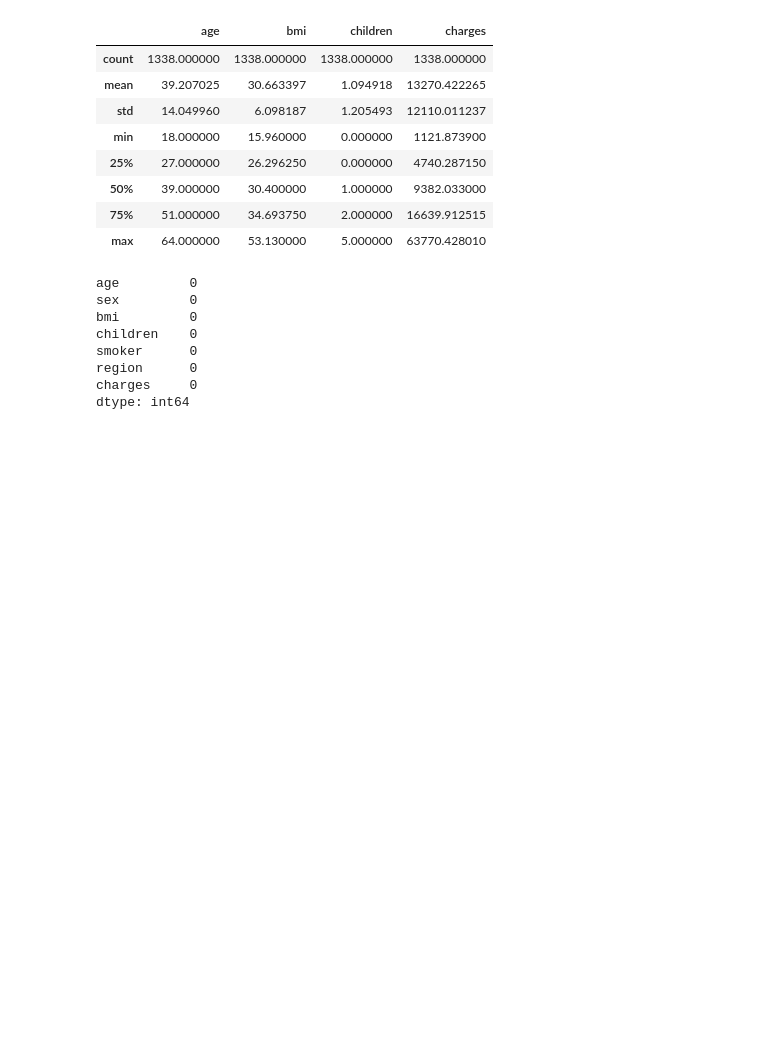
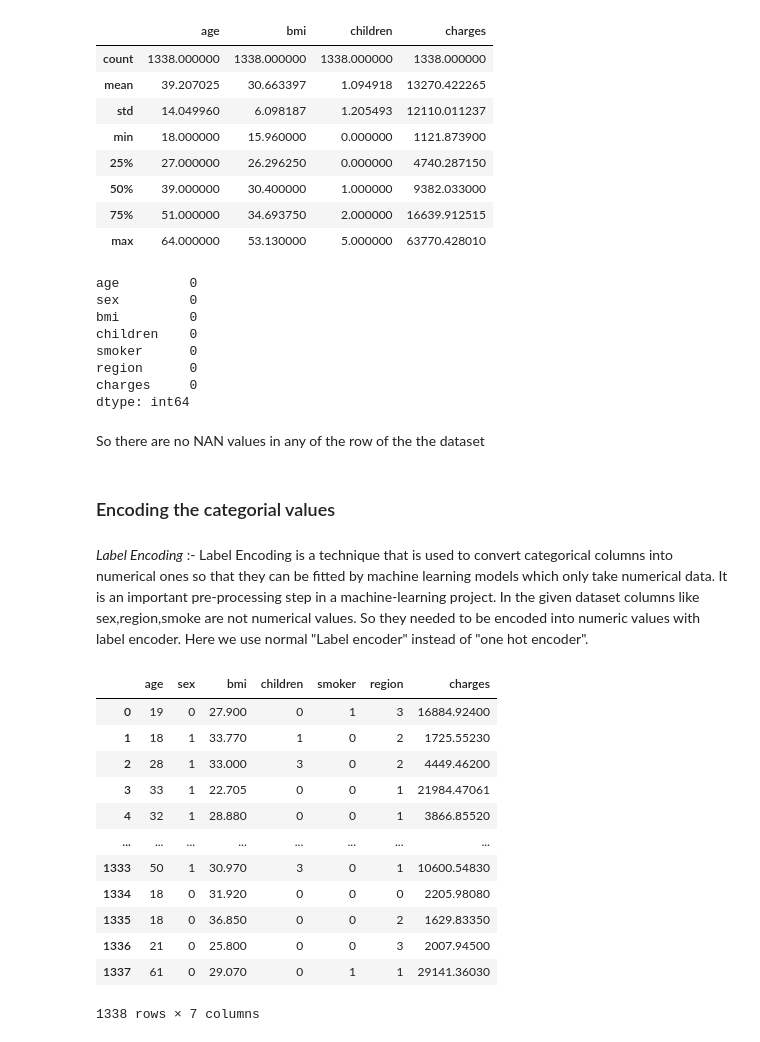
Before and after one commit to BhaveshDwaram/Medical-Insurance--Cost-Prediction, a Jupyter notebook: Medical Insurance Cost Prediction.ipynb, the cells around one changed output. Drawn from its saved outputs; the diff is of its cells as text; code cells hidden in the pictures; blank space fills up the shorter version.

```diff
--- a/Medical Insurance Cost Prediction.ipynb
+++ b/Medical Insurance Cost Prediction.ipynb
@@ -95,3 +97,9 @@ smoker      0
 region      0
 charges     0
 dtype: int64
+# %% [markdown]
+<div> So there are no NAN values in any of the row of the the dataset</div>
+# %% [markdown]
+### Encoding the categorial values
+# %% [markdown]
+*Label Encoding* :- Label Encoding is a technique that is used to convert categorical columns into numerical ones so that they can be fitted by machine learning models which only take numerical data. It is an important pre-processing step in a machine-learning project. In the given dataset columns like sex,region,smoke are not numerical values. So they needed to be encoded into numeric values with label encoder. Here we use normal "Label encoder" instead of "one hot encoder".
@@ -97,0 +121,17 @@ dtype: int64
+# %%
+#printing the new encoded dataset
+insurance_dataframe
+# %% [output]
+|  | age | sex | bmi | children | smoker | region | charges |
+| 0 | 19 | 0 | 27.900 | 0 | 1 | 3 | 16884.92400 |
+| 1 | 18 | 1 | 33.770 | 1 | 0 | 2 | 1725.55230 |
+| 2 | 28 | 1 | 33.000 | 3 | 0 | 2 | 4449.46200 |
+| 3 | 33 | 1 | 22.705 | 0 | 0 | 1 | 21984.47061 |
+| 4 | 32 | 1 | 28.880 | 0 | 0 | 1 | 3866.85520 |
+| ... | ... | ... | ... | ... | ... | ... | ... |
+| 1333 | 50 | 1 | 30.970 | 3 | 0 | 1 | 10600.54830 |
+| 1334 | 18 | 0 | 31.920 | 0 | 0 | 0 | 2205.98080 |
+| 1335 | 18 | 0 | 36.850 | 0 | 0 | 2 | 1629.83350 |
+| 1336 | 21 | 0 | 25.800 | 0 | 0 | 3 | 2007.94500 |
+| 1337 | 61 | 0 | 29.070 | 0 | 1 | 1 | 29141.36030 |
+1338 rows × 7 columns
```
Also changed, not shown: parts of 11 cells of this notebook.
